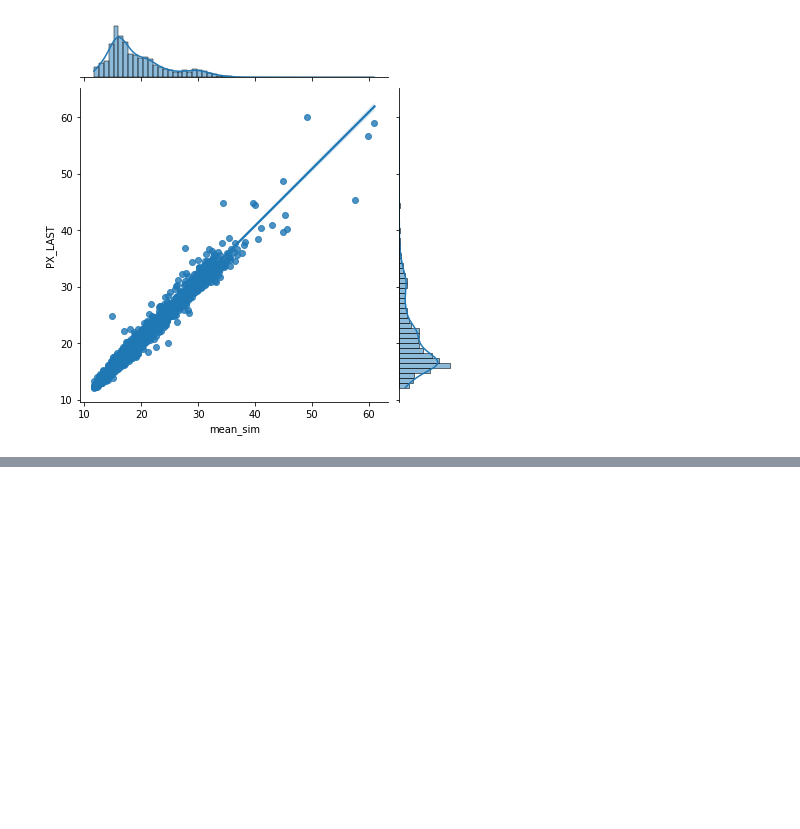
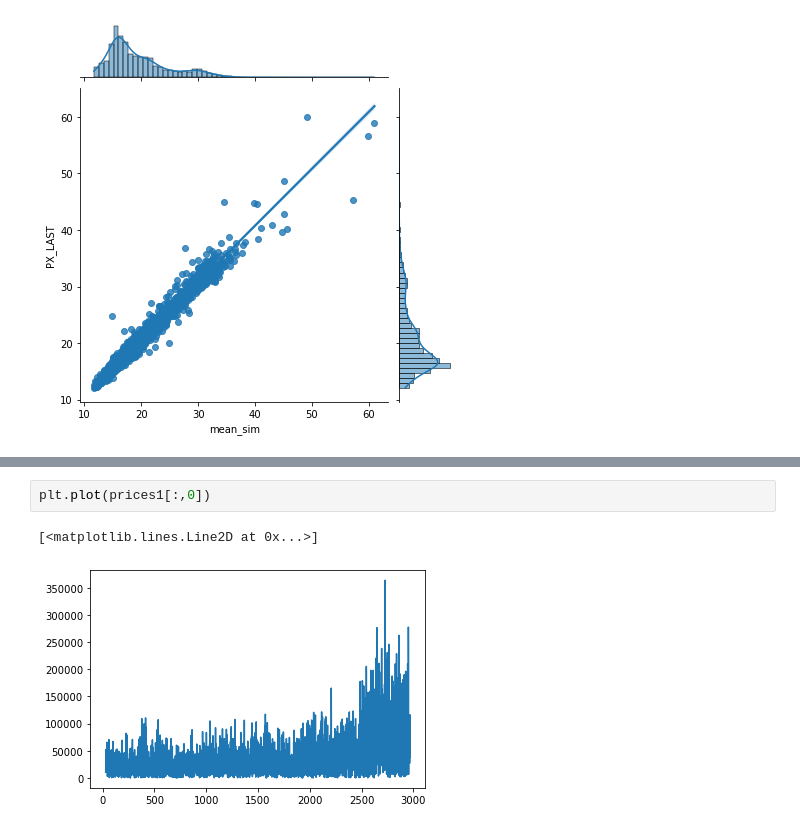
Before and after one commit to aidinattar/Volatility-carry-trading-strategy, a Jupyter notebook: Project.ipynb, the cells around one changed output, grey strips where cells are left out. Drawn from its saved outputs; the diff is of its cells as text; blank space fills up the shorter version.

```diff
--- a/Project.ipynb
+++ b/Project.ipynb
@@ -582,0 +612,5 @@ sns.jointplot(x='mean_sim', y='resid', data=UX1, kind='reg')
+# %%
+plt.plot(prices1[:,0])
+# %% [output]
+[<matplotlib.lines.Line2D at 0x...>]
+[figure, added]
```
Also changed, not shown: parts of 10 cells of this notebook, 1 other file.
